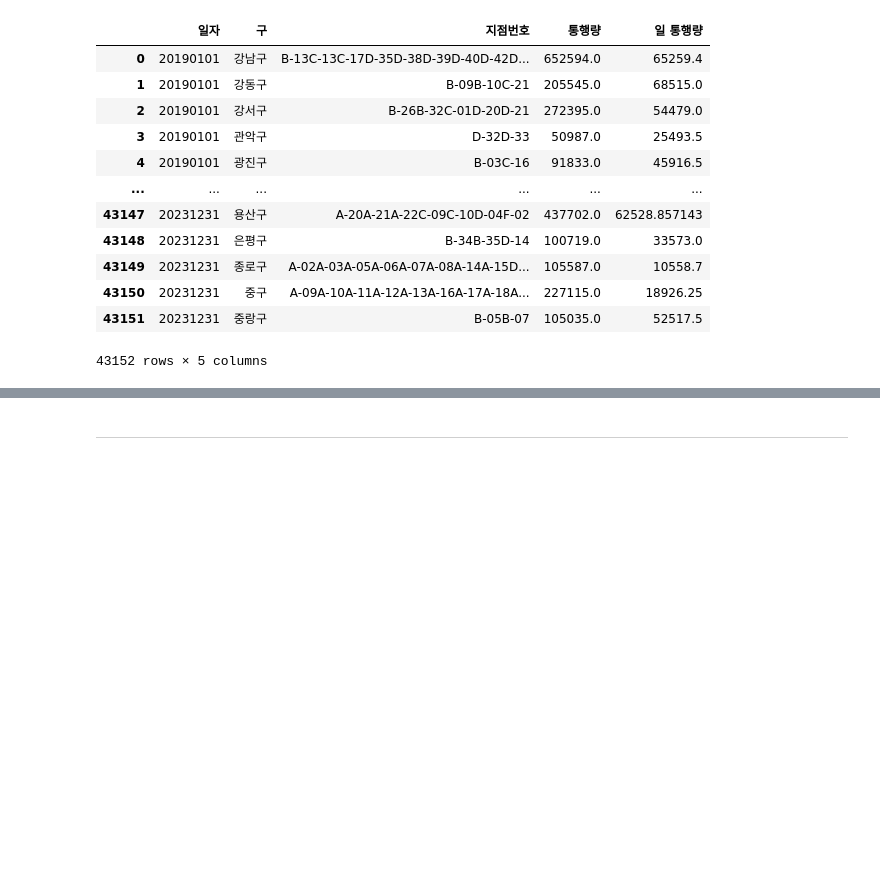
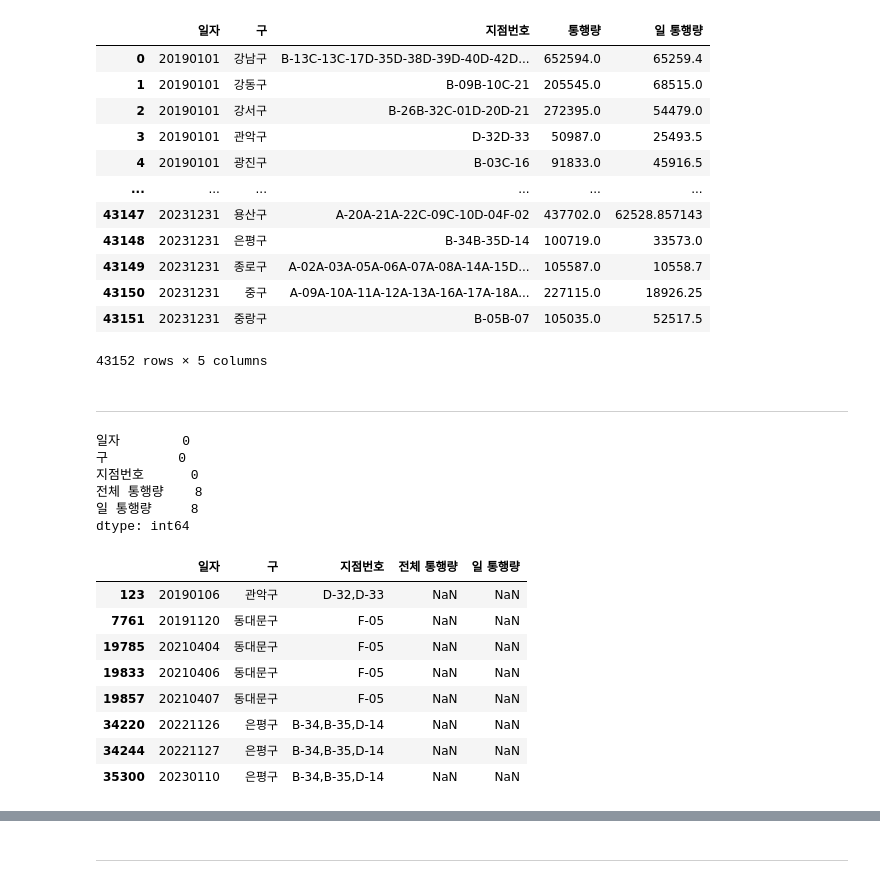
Before and after one commit to steven059/ds_ml_project, a Jupyter notebook: 서울시교통량_2019to2023.ipynb, the cells around one changed output, grey strips where cells are left out. Cells and saved outputs as stored; diff of their text form; code cells hidden in the pictures; blank space fills up the shorter version.

```diff
--- a/서울시교통량_2019to2023.ipynb
+++ b/서울시교통량_2019to2023.ipynb
@@ -180,5 +178,5 @@ df.to_excel('traffic_2019_2023_지점소별.xlsx', index=False)
 # %%
-df_station = pd.read_excel('traffic_2019_2023_지점소별.xlsx')
+df_station = pd.read_excel('../traffic_2019_2023_지점소별.xlsx')
 # %%
 df_station.info()
 # %% [output]
@@ -220,7 +218,7 @@ df_station.isnull().sum()
 구        1147
 dtype: int64
 # %%
-df_gu = pd.read_excel('측정소.xlsx')
+df_gu = pd.read_excel('../측정소.xlsx')
 # %%
 # '구' 컬럼 결측치 입력
 
@@ -519,3 +517,5 @@ def add_comma(value):
 df_final['지점번호'] = df_final['지점번호'].apply(add_comma)
 # %%
 df_final.rename(columns={'통행량' : '전체 통행량'}, inplace=True)
+# %% [markdown]
+---
@@ -521,0 +524,21 @@ df_final.rename(columns={'통행량' : '전체 통행량'}, inplace=True)
+# %%
+df_final.isnull().sum()
+# %% [output]
+일자        0
+구         0
+지점번호      0
+전체 통행량    8
+일 통행량     8
+dtype: int64
+# %%
+df_final[df_final.isna().any(axis=1)]
+# %% [output]
+|  | 일자 | 구 | 지점번호 | 전체 통행량 | 일 통행량 |
+| 123 | 20190106 | 관악구 | D-32,D-33 | NaN | NaN |
+| 7761 | 20191120 | 동대문구 | F-05 | NaN | NaN |
+| 19785 | 20210404 | 동대문구 | F-05 | NaN | NaN |
+| 19833 | 20210406 | 동대문구 | F-05 | NaN | NaN |
+| 19857 | 20210407 | 동대문구 | F-05 | NaN | NaN |
+| 34220 | 20221126 | 은평구 | B-34,B-35,D-14 | NaN | NaN |
+| 34244 | 20221127 | 은평구 | B-34,B-35,D-14 | NaN | NaN |
+| 35300 | 20230110 | 은평구 | B-34,B-35,D-14 | NaN | NaN |
```
Also changed, not shown: parts of 28 cells of this notebook.
